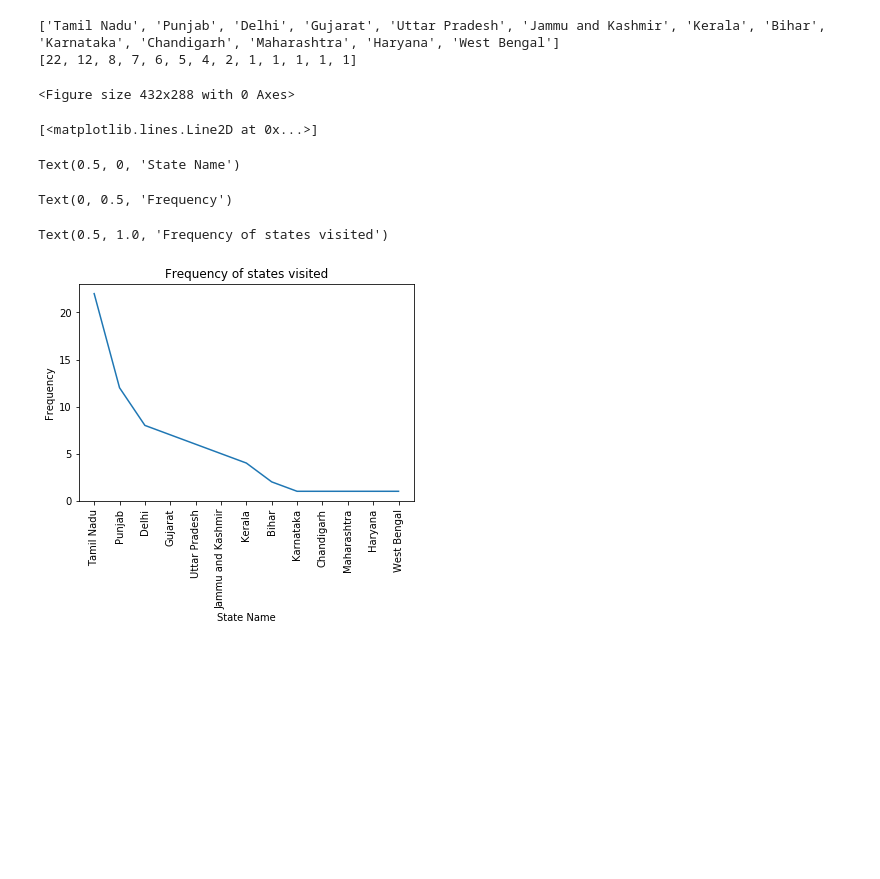
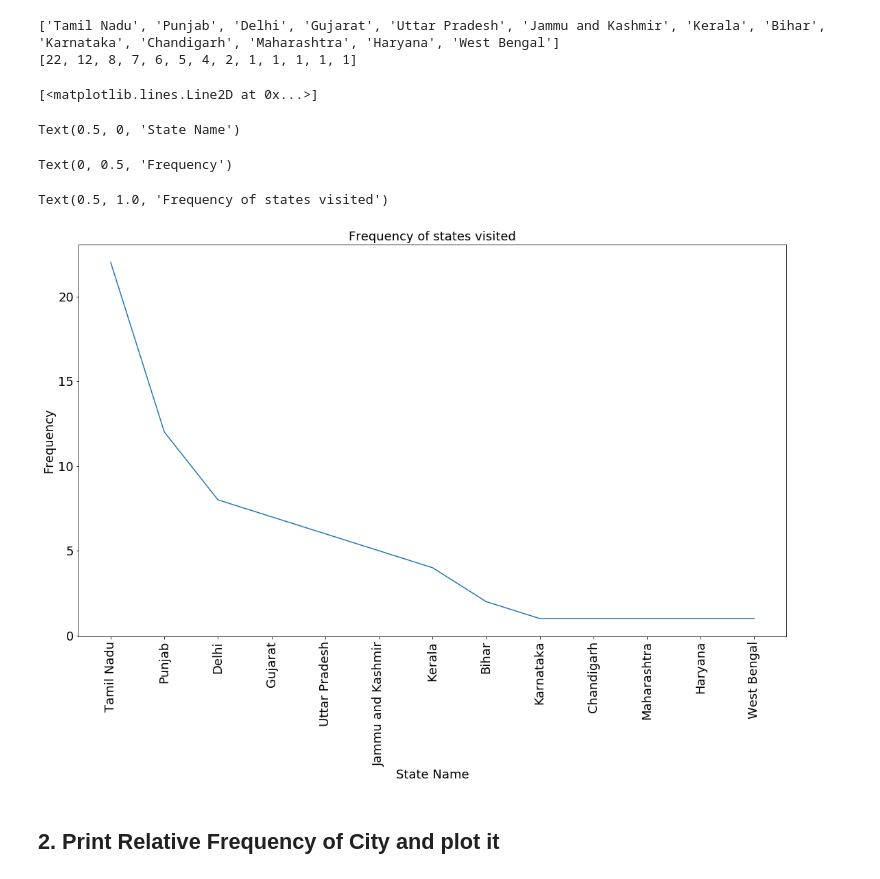
Before and after one commit to dhirajhimani/Jaskerat_ML_Course, a Jupyter notebook: Assignment_Pandas_NBFC.ipynb, the cells around one changed output. Drawn from its saved outputs; the diff is of its cells as text; code cells hidden in the pictures; blank space fills up the shorter version.

Commit message:
assignment - clean city and plotted

```diff
--- a/Assignment_Pandas_NBFC.ipynb
+++ b/Assignment_Pandas_NBFC.ipynb
@@ -137,23 +137,29 @@ print(state_frequencies)
 # %%
 # Showing the data on the graph
 
-plt.figure()
+fig = plt.figure()
+
+fig.set_size_inches(18.5, 10.5)
+
+plt.rc('xtick',labelsize=18)
+plt.rc('ytick',labelsize=18)
 
 plt.plot(State_Name, State_Freq)
 
 x = plt.gca().xaxis
 
 # rotate the tick labels for the x axis
 for item in x.get_ticklabels():
     item.set_rotation(90)
 
-plt.xlabel('State Name')
-plt.ylabel('Frequency')
-plt.title('Frequency of states visited')
+plt.xlabel('State Name', fontsize=18)
+plt.ylabel('Frequency', fontsize=18)
+plt.title('Frequency of states visited', fontsize=18)
 # %% [output]
-<Figure size 432x288 with 0 Axes>
+[<matplotlib.lines.Line2D at 0x...>]
-[<matplotlib.lines.Line2D at 0x...>]
+Text(0.5, 0, 'State Name')
-Text(0.5, 0, 'State Name')
+Text(0, 0.5, 'Frequency')
-Text(0, 0.5, 'Frequency')
+Text(0.5, 1.0, 'Frequency of states visited')
-Text(0.5, 1.0, 'Frequency of states visited')
-[figure, old version]
+[figure, new version]
+# %% [markdown]
+## 2. Print Relative Frequency of City and plot it
```
Also changed, not shown: parts of 5 cells of this notebook.
